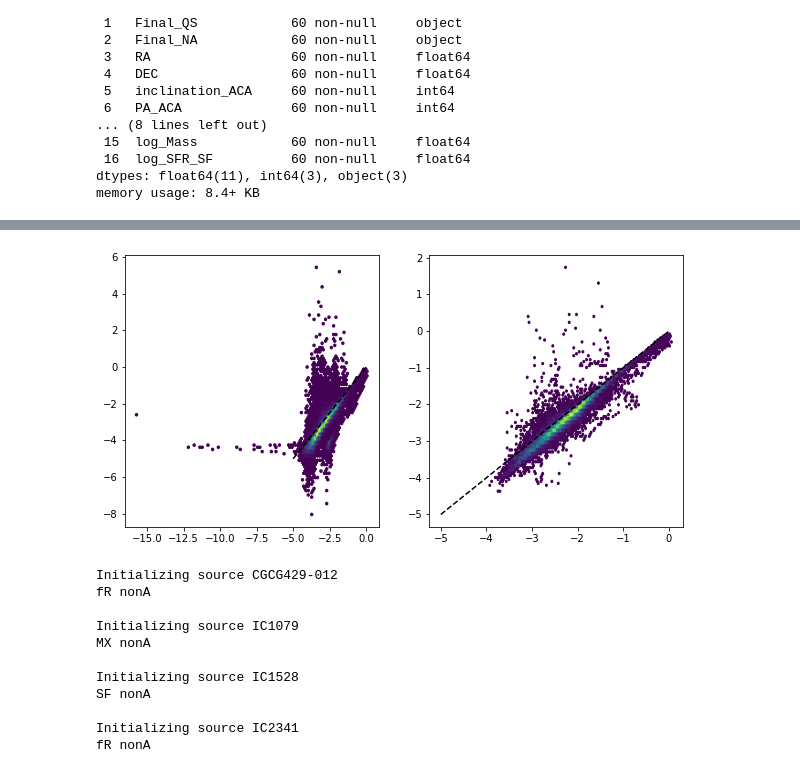
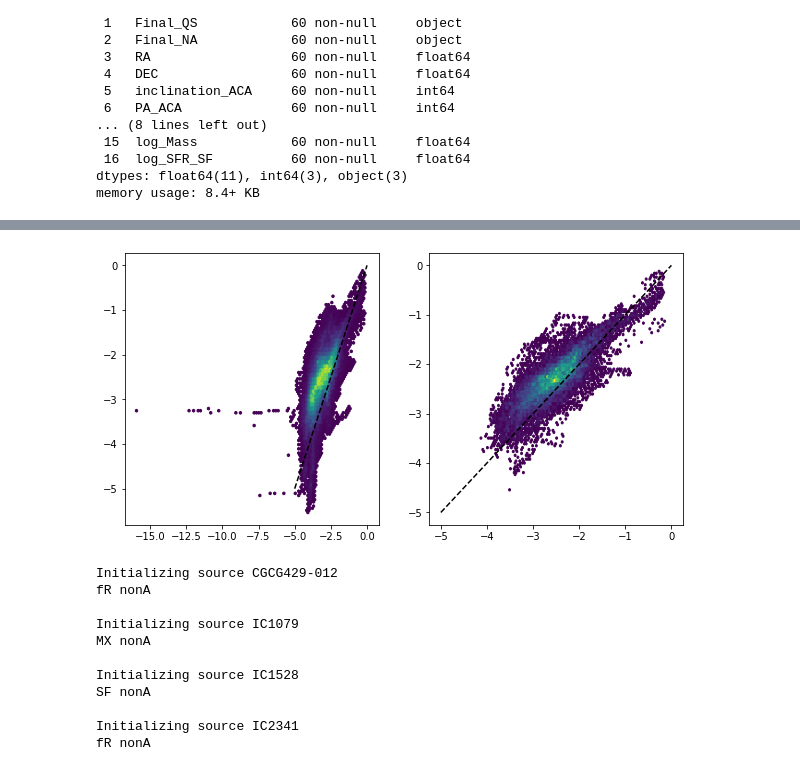
Before and after one commit to Bruno-Rodriguez/quenching-nearby-galaxies, a Jupyter notebook: create_database.ipynb, the cells around one changed output, grey strips where cells are left out. Saved outputs shown, nothing was run; the diff lists cells and outputs as text; code cells hidden in the pictures.

Commit message:
Updated create_database

```diff
--- a/create_database.ipynb
+++ b/create_database.ipynb
@@ -564,0 +507,12 @@ Initializing source VV488NED02
+# %%
+
+O3N2 = np.log10(Ha_to_Hb*F_OIII/F_NII)
+Z_O3N2 = np.power(10,-12+8.533-0.214*O3N2)
+
+#ratio = 5.86/2.5
+Z_O3N2_test = 10**(-12+8.533)*(Ha_to_Hb*F_OIII/F_NII)**-0.214
+
+fig,axs = plt.subplots(1,2,figsize=(14,6))
+for ax, frame in zip(axs.ravel(),[Z_O3N2,Z_O3N2_test]):
+    im = ax.imshow(np.log10(frame),origin='lower')
+    fig.colorbar(im,ax=ax)
@@ -564,0 +643,5 @@ Initializing source VV488NED02
+# %%
+fig,axs = plt.subplots(1,3,figsize=(39,12))
+for ax, frame in zip(axs.ravel(),[Ha_mask,BPT_mask,final_mask]):
+    im = ax.imshow(frame,origin='lower')
+    fig.colorbar(im,ax=ax)
@@ -564,0 +650,5 @@ Initializing source VV488NED02
+# %%
+fig,axs = plt.subplots(1,3,figsize=(21,6))
+for ax, frame in zip(axs.ravel(),[Ha_mask_rep==1,final_mask_rep==1,final_mask_rep2]):
+    im = ax.imshow(frame,origin='lower')
+    fig.colorbar(im,ax=ax)
@@ -588,3 +892,4 @@ Database.to_csv('/users/brodriguez/Documents/ACA_database_'+strftime("%Y-%m-%d",
 # %%
 Database['log_S_SFR'] = np.log10(Database['S_SFR'])
 Database['log_S_SFR2'] = np.log10(Database['S_SFR2'])
+Database['log_S_SFR_D4'] = np.log10(Database['S_SFR_D4'])
@@ -591,12 +914,12 @@ Database['log_S_SFR2'] = np.log10(Database['S_SFR2'])
 # %%
 fig, axs = plt.subplots(1,2,figsize=(10,5))
-axs[0].hexbin(Database['log_S_SFR2'],Database['log_S_SFR'],mincnt=1)
-axs[1].hexbin(Database.loc[np.floor(Database['Ha_mask'])==1,'log_S_SFR2'],Database.loc[np.floor(Database['Ha_mask'])==1,'log_S_SFR'],mincnt=1)
+axs[0].hexbin(Database['log_S_SFR2'],Database['log_S_SFR_D4'],mincnt=1)
+axs[1].hexbin(Database.loc[np.floor(Database['Ha_mask'])==1,'log_S_SFR2'],Database.loc[np.floor(Database['Ha_mask'])==1,'log_S_SFR_D4'],mincnt=1)
 axs[0].plot([-5,0],[-5,0],c='k',ls='--')
 axs[1].plot([-5,0],[-5,0],c='k',ls='--')
 plt.show()
 # %% [output]
-[figure, old version]
+[figure, new version]
 # %%
 Database = []
 for source in sources[:]:
```
Also changed, not shown: parts of 86 cells of this notebook.
